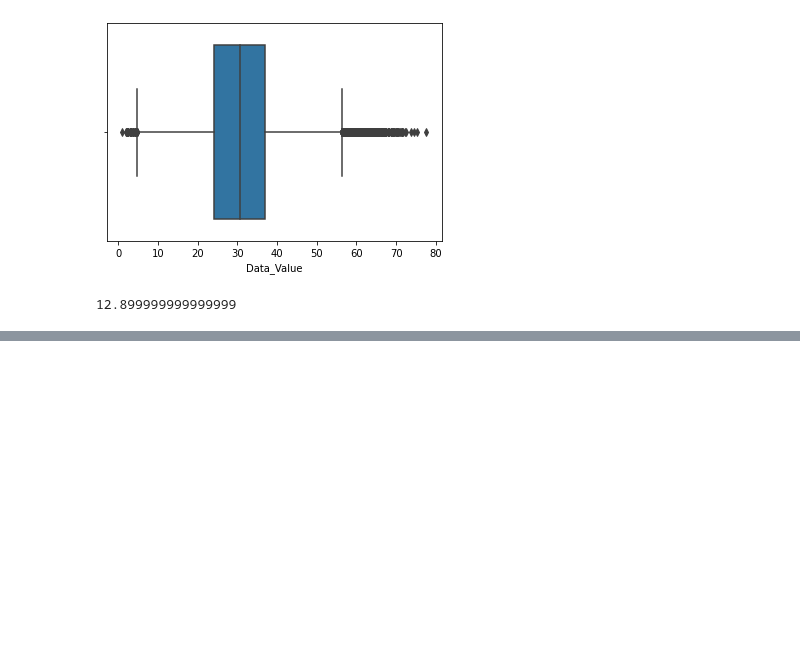
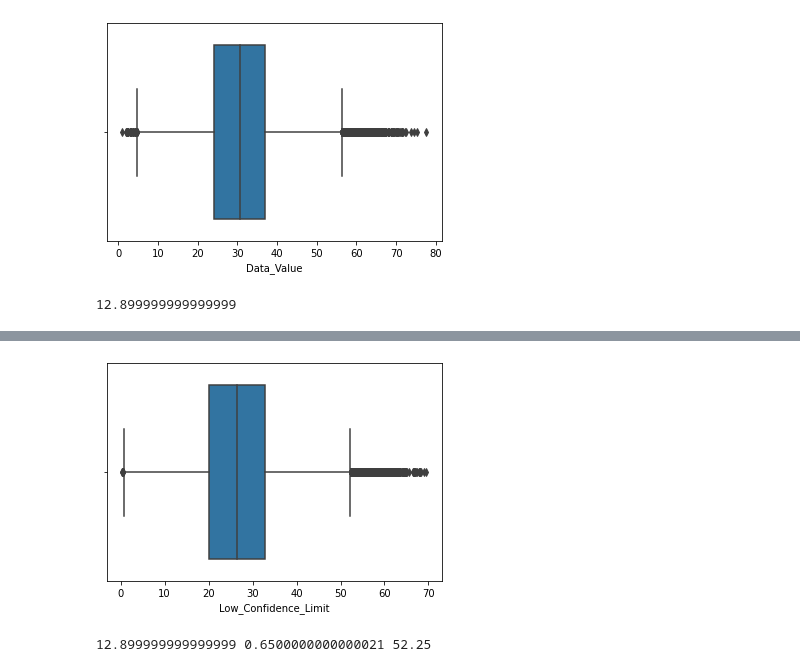
Before and after one commit to Hemanthhm222/Exploratory-data-analysis, a Jupyter notebook: EDA cancer dataset.ipynb, the cells around one changed output, grey strips where cells are left out. Drawn from its saved outputs; the diff is of its cells as text; code cells hidden in the pictures; blank space fills up the shorter version.

```diff
--- a/EDA cancer dataset.ipynb
+++ b/EDA cancer dataset.ipynb
@@ -449,0 +473,11 @@ higher = df.Data_Value.quantile(0.75) + (1.5*IQR)
+# %%
+sns.boxplot(df.Low_Confidence_Limit);
+# %% [output]
+[figure, added]
+# %%
+IQR = df.Low_Confidence_Limit.quantile(0.75) - df.Low_Confidence_Limit.quantile(0.25)
+lower = df.Low_Confidence_Limit.quantile(0.25) - (1.5*IQR)
+higher = df.Low_Confidence_Limit.quantile(0.75) + (1.5*IQR)
+print(IQR,lower,higher)
+# %% [output]
+12.899999999999999 0.6500000000000021 52.25
```
Also changed, not shown: parts of 29 cells of this notebook.
